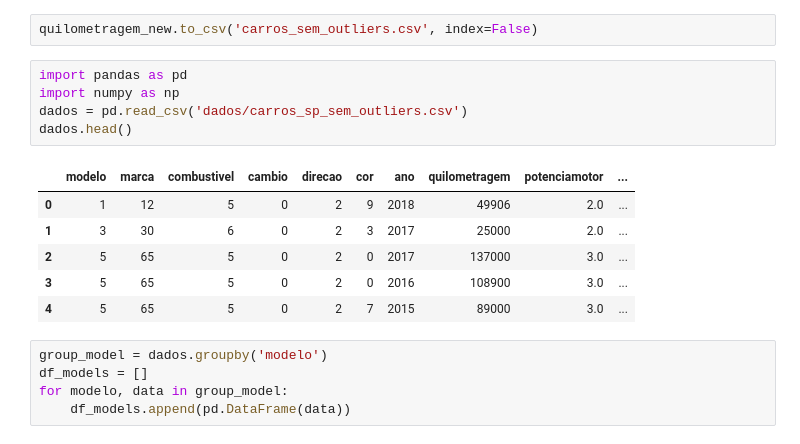
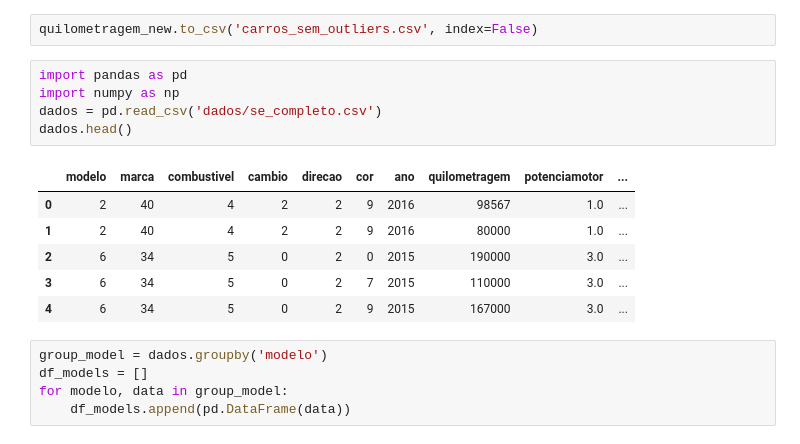
Before and after one commit to dornelles08/TCC, a Jupyter notebook: Testes/Trantando Dados.ipynb, the cells around one changed output. Cells and saved outputs as stored; diff of their text form.

```diff
--- a/Testes/Trantando Dados.ipynb
+++ b/Testes/Trantando Dados.ipynb
@@ -55,15 +89,15 @@ quilometragem_new.to_csv('carros_sem_outliers.csv', index=False)
 # %%
 import pandas as pd
 import numpy as np
-dados = pd.read_csv('dados/carros_sp_sem_outliers.csv')
+dados = pd.read_csv('dados/se_completo.csv')
 dados.head()
 # %% [output]
 |  | modelo | marca | combustivel | cambio | direcao | cor | ano | quilometragem | potenciamotor | ... |
-| 0 | 1 | 12 | 5 | 0 | 2 | 9 | 2018 | 49906 | 2.0 | ... |
-| 1 | 3 | 30 | 6 | 0 | 2 | 3 | 2017 | 25000 | 2.0 | ... |
-| 2 | 5 | 65 | 5 | 0 | 2 | 0 | 2017 | 137000 | 3.0 | ... |
-| 3 | 5 | 65 | 5 | 0 | 2 | 0 | 2016 | 108900 | 3.0 | ... |
-| 4 | 5 | 65 | 5 | 0 | 2 | 7 | 2015 | 89000 | 3.0 | ... |
+| 0 | 2 | 40 | 4 | 2 | 2 | 9 | 2016 | 98567 | 1.0 | ... |
+| 1 | 2 | 40 | 4 | 2 | 2 | 9 | 2016 | 80000 | 1.0 | ... |
+| 2 | 6 | 34 | 5 | 0 | 2 | 0 | 2015 | 190000 | 3.0 | ... |
+| 3 | 6 | 34 | 5 | 0 | 2 | 7 | 2015 | 110000 | 3.0 | ... |
+| 4 | 6 | 34 | 5 | 0 | 2 | 9 | 2015 | 167000 | 3.0 | ... |
 # %%
 group_model = dados.groupby('modelo')
 df_models = []
```
Also changed, not shown: parts of 9 cells of this notebook, 11 other files.
